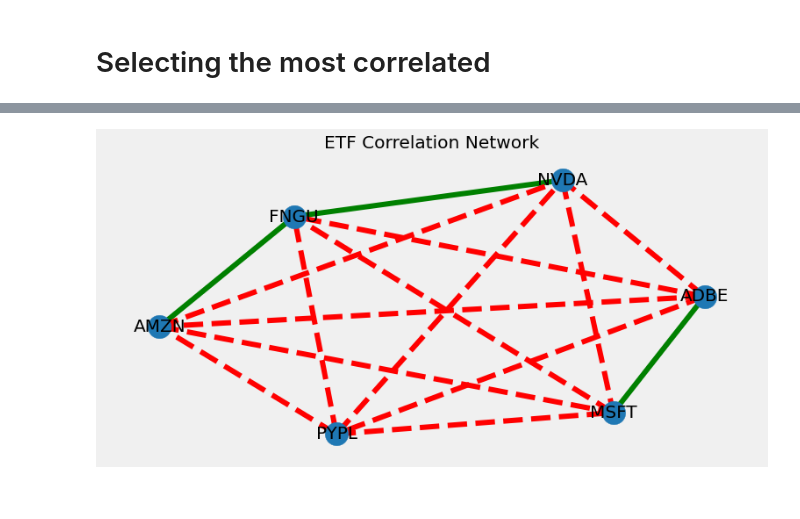
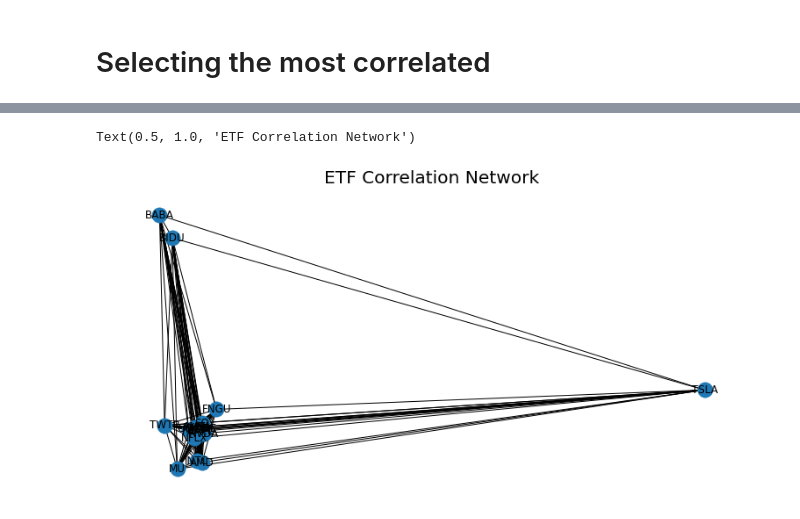
Before and after one commit to alik604/algorithmic-trading, a Jupyter notebook: ETF Correlation Network.ipynb, the cells around one changed output, grey strips where cells are left out. Drawn from its saved outputs; the diff is of its cells as text; code cells hidden in the pictures.

```diff
--- a/ETF Correlation Network.ipynb
+++ b/ETF Correlation Network.ipynb
@@ -201,50 +279,13 @@ graph = nx.from_numpy_matrix(corr_mat)
 mapping = lambda i: keepThese[i]
 
 graph = nx.relabel_nodes(graph, mapping)
-# %%
-# pos_corr_mat = np.where(corr_mat >= avg, corr_mat, 0)
-avg = corr_mat.flatten()
-avg = avg[avg.nonzero()]
-avg = np.average(avg)
-
-
-_=plt.title("ETF Correlation Network")
-
-# G=nx.Graph()
-G=graph
-
-for i in range(len(corr_mat)):
-  for j in range(len(corr_mat)):
-    if i!=j: # doesnt work....
-      if np.abs(corr_mat[i,j]) > 0.25:
-        G.add_edge(keepThese[i], keepThese[j], weight=corr_mat[i,j])
-
-for i in G.nodes():
-    G.remove_edge(i, i)
-
-elarge=[(u,v) for (u,v,d) in G.edges(data=True) if d['weight'] >= avg]
-esmall=[(u,v) for (u,v,d) in G.edges(data=True) if d['weight'] < avg]
-
-pos=nx.spring_layout(G) # positions for all nodes
-
-# nodes
-_=nx.draw_networkx_nodes(G,pos,node_size=700)
-
-_=nx.draw_networkx_edges(G,pos,edgelist=elarge,
-                    width=6,alpha=1,edge_color='g')
-_=nx.draw_networkx_edges(G,pos,edgelist=esmall,
-                    width=6,alpha=1,edge_color='r',style='dashed')
-
-# labels
-_=nx.draw_networkx_labels(G,pos,font_size=20,font_family='sans-serif')
-
-_=plt.axis('off')
-# plt.savefig("weighted_graph.png") # save as png
-plt.show() # display
-# %% [output]
-[figure, removed]
 # %%
-# plt.title("ETF Correlation Network")
-# nx.draw_spectral(graph, with_labels=True)
+plt.title("ETF Correlation Network")
+nx.draw_spectral(graph, with_labels=True)
 # # nx.draw_shell(graph, with_labels=True, cmap=plt.get_cmap('jet'), node_size=500) # node_color='blue'
+
+# # corr.cumsum() # shows which are the most correlated with each other. This is illustated in `nx.draw_spectral(graph, with_labels=True)`
+# %% [output]
+Text(0.5, 1.0, 'ETF Correlation Network')
+[figure, added]
 # %%
```
Also changed, not shown: parts of 9 cells of this notebook.
